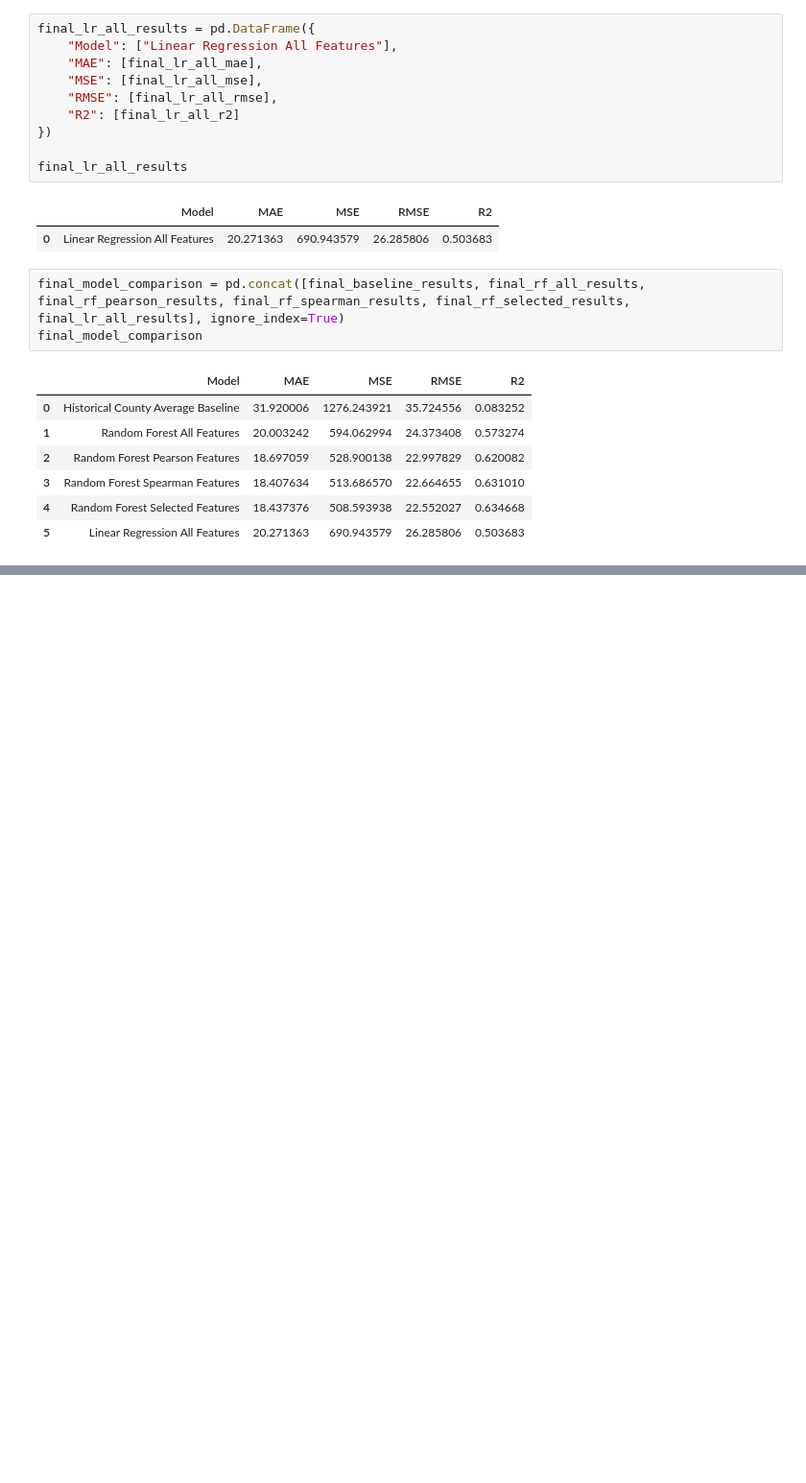
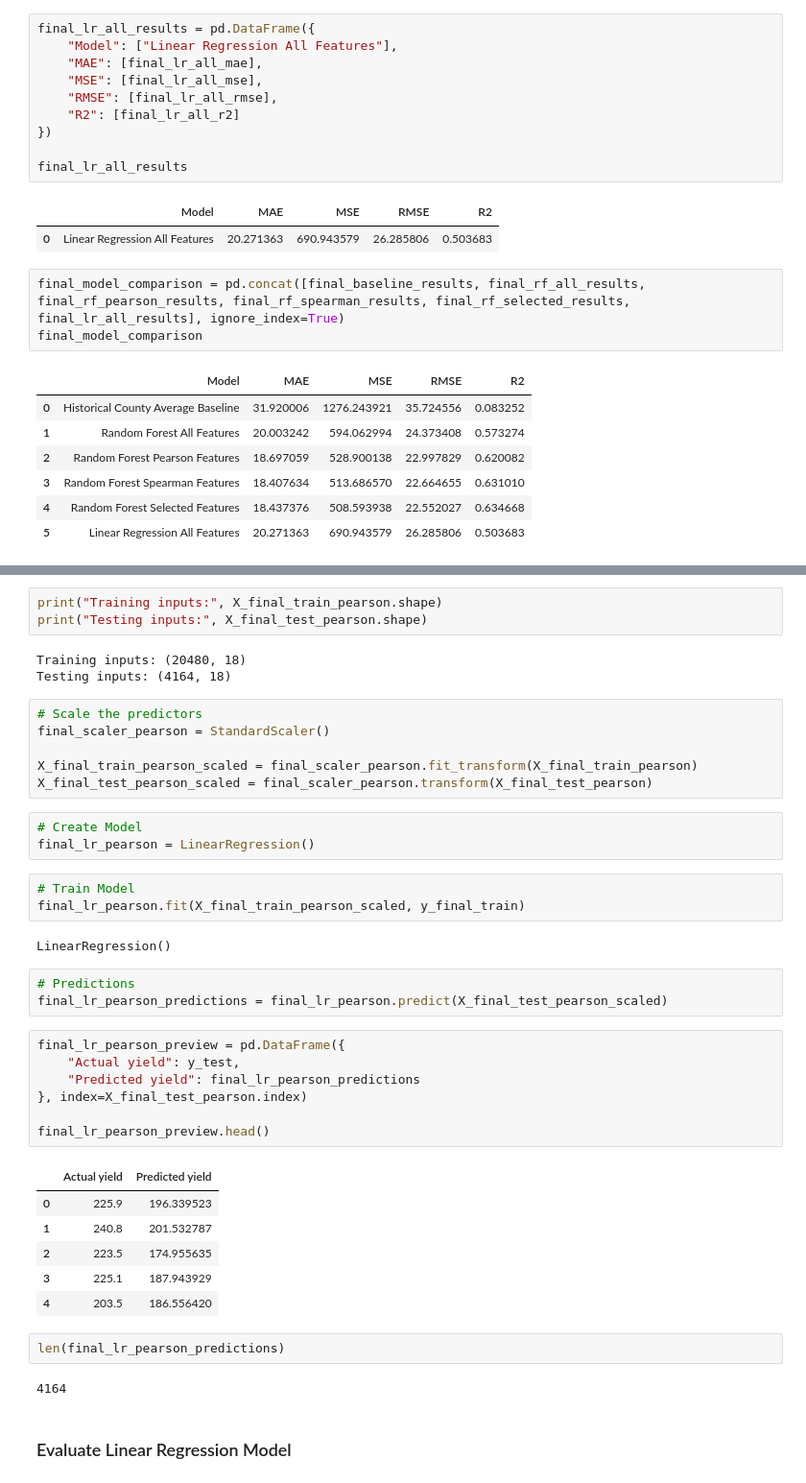
Before and after one commit to JTRIII/corn-yield-thesis, a Jupyter notebook: notebooks/06_model_evaluation_and_final_results.ipynb, the cells around one changed output, grey strips where cells are left out. Shown at 96% size. Cells and saved outputs as stored; diff of their text form; blank space fills up the shorter version.

```diff
--- a/notebooks/06_model_evaluation_and_final_results.ipynb
+++ b/notebooks/06_model_evaluation_and_final_results.ipynb
@@ -2571,0 +2574,43 @@ final_model_comparison
+# %%
+print("Training inputs:", X_final_train_pearson.shape)
+print("Testing inputs:", X_final_test_pearson.shape)
+# %% [output]
+Training inputs: (20480, 18)
+Testing inputs: (4164, 18)
+# %%
+# Scale the predictors
+final_scaler_pearson = StandardScaler()
+
+X_final_train_pearson_scaled = final_scaler_pearson.fit_transform(X_final_train_pearson)
+X_final_test_pearson_scaled = final_scaler_pearson.transform(X_final_test_pearson)
+# %%
+# Create Model
+final_lr_pearson = LinearRegression()
+# %%
+# Train Model
+final_lr_pearson.fit(X_final_train_pearson_scaled, y_final_train)
+# %% [output]
+LinearRegression()
+# %%
+# Predictions
+final_lr_pearson_predictions = final_lr_pearson.predict(X_final_test_pearson_scaled)
+# %%
+final_lr_pearson_preview = pd.DataFrame({
+    "Actual yield": y_test,
+    "Predicted yield": final_lr_pearson_predictions
+}, index=X_final_test_pearson.index)
+
+final_lr_pearson_preview.head()
+# %% [output]
+|  | Actual yield | Predicted yield |
+| 0 | 225.9 | 196.339523 |
+| 1 | 240.8 | 201.532787 |
+| 2 | 223.5 | 174.955635 |
+| 3 | 225.1 | 187.943929 |
+| 4 | 203.5 | 186.556420 |
+# %%
+len(final_lr_pearson_predictions)
+# %% [output]
+4164
+# %% [markdown]
+### Evaluate Linear Regression Model
```
Also changed, not shown: parts of 5 cells of this notebook.
